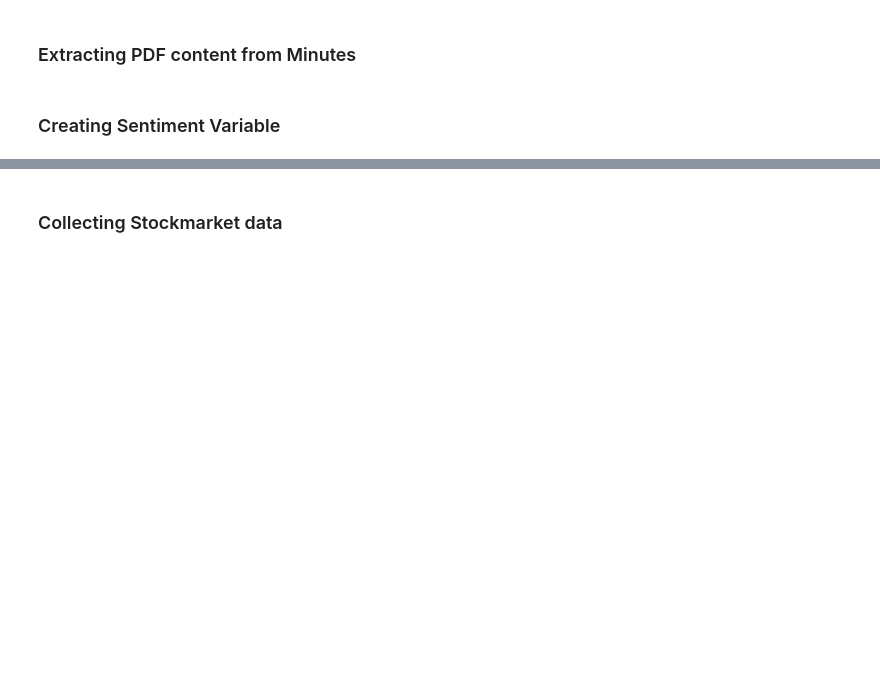
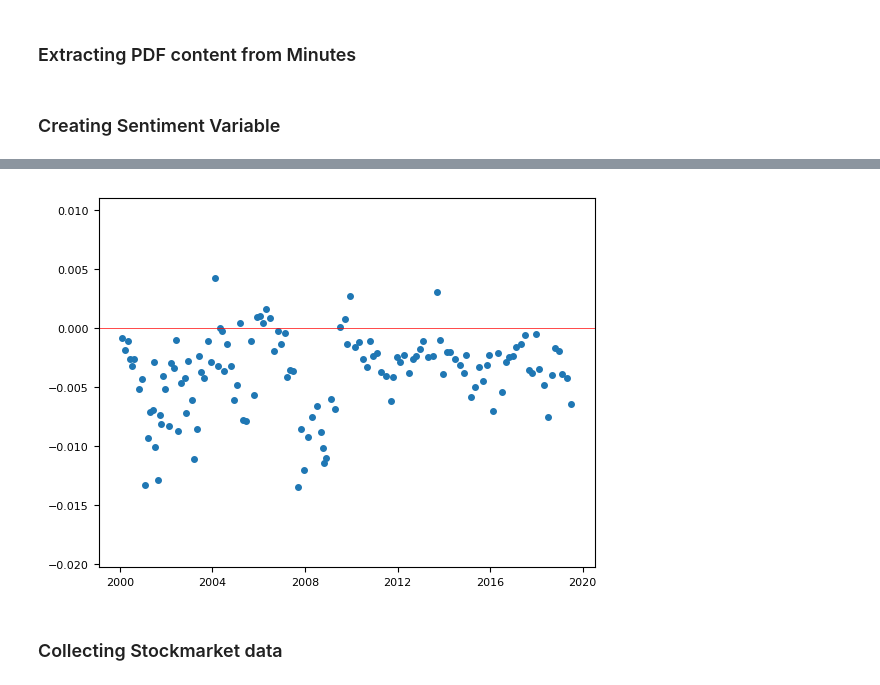
Before and after one commit to MatPiq/SDS-Group-35, a Jupyter notebook: Exam_Project/Group 35 - Python Code .ipynb, the cells around one changed output, grey strips where cells are left out. Cells and saved outputs as stored; diff of their text form; code cells hidden in the pictures; blank space fills up the shorter version.

```diff
--- a/Exam_Project/Group 35 - Python Code .ipynb
+++ b/Exam_Project/Group 35 - Python Code .ipynb
@@ -89,7 +89,7 @@ def sentiment_analysis(pos, neg, file_path):
             i += 1
 
         #date = re.findall(r'\d+', fn)
-    df = pd.DataFrame(zip(pos_words, neg_words, average_tone, error))
+    df = pd.DataFrame(list(zip(pos_words, neg_words, average_tone, error)))
     return df
 
 sent_df = sentiment_analysis(positive_cb, negative_cb, basedir)
@@ -164,5 +169,5 @@ Final_list = {'Dato':files,'Filnavn':files2}
 
 df_files = pd.DataFrame(Final_list)
 df_files['date_time'] = pd.to_datetime(df_files['Dato'])
-df_files['Date time announcement'] = pd.to_datetime(df_files['Dato']) + pd.DateOffset(days=1)
-df_files
+df_files['date'] = pd.to_datetime(df_files['Dato']) + pd.DateOffset(days=1)
+df_files.head()
@@ -169,3 +181,3 @@ df_files
 # %%
-sent_df = pd.concat([sent_df, pd.Series(df_files['Date time announcement'])], axis = 1, join = 'inner')
-sent_df
+sent_df = pd.concat([sent_df, pd.Series(df_files['date'])], axis = 1, join = 'inner')
+sent_df.head()
@@ -172,26 +191,28 @@ sent_df
 # %%
 import matplotlib.pyplot as plt
 
 plt.rcParams['figure.figsize'] = (9,4)
 plt.style.use('default')
 plt.rcParams.update({'font.size': 8})
 plt.rcParams['lines.markersize'] = 4
 
-x = np.array(sent_df['Date time announcement'])
+x = np.array(sent_df['date'])
 y = np.array(sent_df['Average tone ratio'])
 
 # fit = np.polyfit(x, y, 4)
 # fit_fn = poly1d(fit)
 # print(fit_fn)
 
 # x_new = np.linspace(x[0], x[-1], 50)
 # y_new = f(x_new)
 
 plt.scatter(x, y)#, 'o', x_new, y_new)
 # plt.plot(x, y, fit)
 plt.axhline(y = 0, color = 'r', linestyle = '-', linewidth = 0.5)
 plt.show
 plt.savefig('Sentiment_scatter.png')
+# %% [output]
+[figure, added]
 # %% [markdown]
 ### Collecting Stockmarket data
 # %%
```
Also changed, not shown: parts of 10 cells of this notebook, 2 other files.
